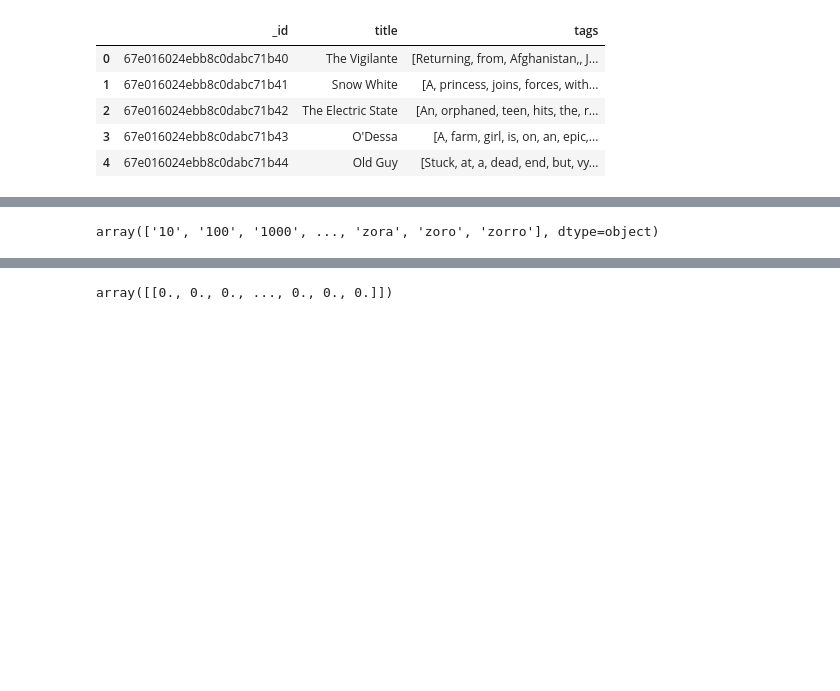
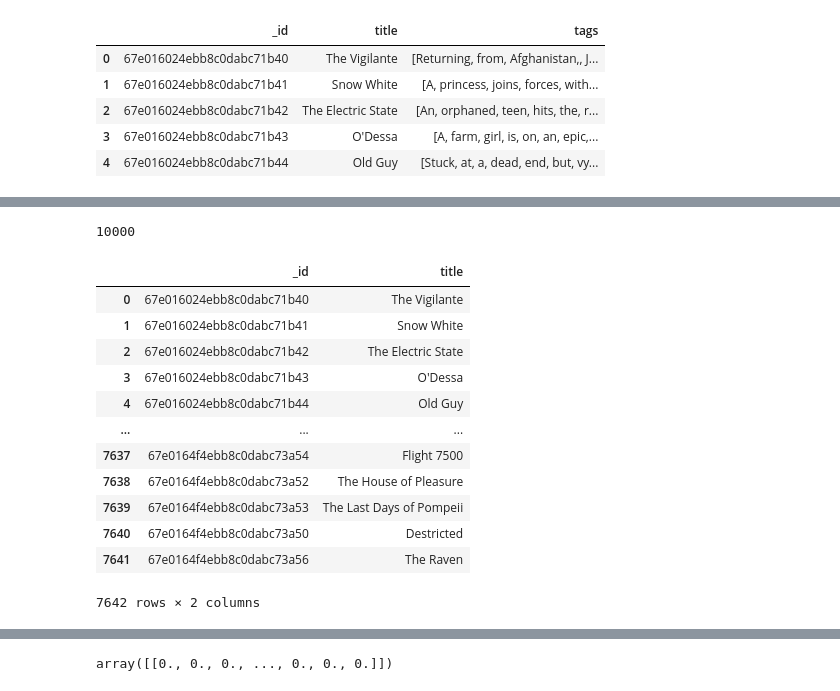
Before and after one commit to sushil-sagar05/Movie-Meter, a Jupyter notebook: Recommender/ml/notebook.ipynb, the cells around one changed output, grey strips where cells are left out. Cells and saved outputs as stored; diff of their text form; code cells hidden in the pictures; blank space fills up the shorter version.

```diff
--- a/Recommender/ml/notebook.ipynb
+++ b/Recommender/ml/notebook.ipynb
@@ -171,10 +232,22 @@ array([0, 0, 0, ..., 0, 0, 0], dtype=int64)
 # %%
-features =  cv.get_feature_names_out()
-features
+features =  cv.get_feature_names_out() # Get the actual terms
+print(len(features))
 # %% [output]
-array(['10', '100', '1000', ..., 'zora', 'zoro', 'zorro'], dtype=object)
+10000
 # %%
-X_df = pd.DataFrame(vectors, columns=features)
-new_df = new_df.reset_index(drop=True)
-X_df = X_df.reset_index(drop=True)
-final_df = pd.concat([new_df[['_id', 'title']], X_df], axis=1)
+movie_metadata = new_df[['_id', 'title']]
+movie_metadata
+# %% [output]
+|  | _id | title |
+| 0 | 67e016024ebb8c0dabc71b40 | The Vigilante |
+| 1 | 67e016024ebb8c0dabc71b41 | Snow White |
+| 2 | 67e016024ebb8c0dabc71b42 | The Electric State |
+| 3 | 67e016024ebb8c0dabc71b43 | O'Dessa |
+| 4 | 67e016024ebb8c0dabc71b44 | Old Guy |
+| ... | ... | ... |
+| 7637 | 67e0164f4ebb8c0dabc73a54 | Flight 7500 |
+| 7638 | 67e0164f4ebb8c0dabc73a52 | The House of Pleasure |
+| 7639 | 67e0164f4ebb8c0dabc73a53 | The Last Days of Pompeii |
+| 7640 | 67e0164f4ebb8c0dabc73a50 | Destricted |
+| 7641 | 67e0164f4ebb8c0dabc73a56 | The Raven |
+7642 rows × 2 columns
```
Also changed, not shown: parts of 41 cells of this notebook, 3 other files.
